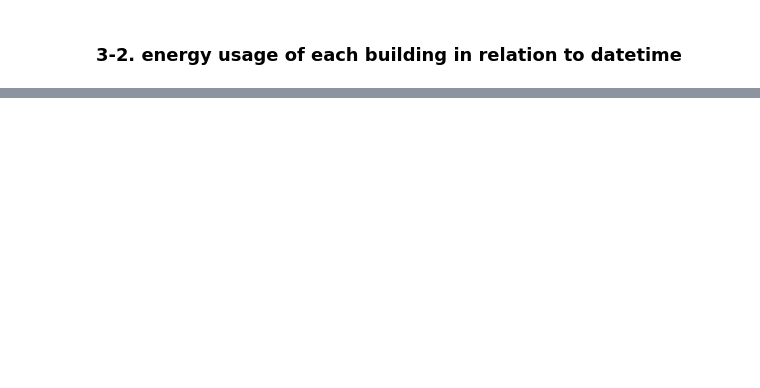
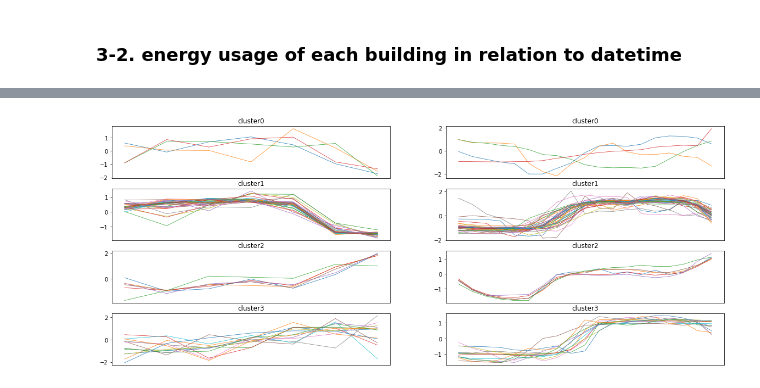
Before and after one commit to yong-again/elec_used, a Jupyter notebook: code/Electric_Used_Predict.ipynb, the cells around one changed output, grey strips where cells are left out. Drawn from its saved outputs; the diff is of its cells as text; code cells hidden in the pictures; blank space fills up the shorter version.

```diff
--- a/code/Electric_Used_Predict.ipynb
+++ b/code/Electric_Used_Predict.ipynb
@@ -252,0 +322,27 @@ for num in eda_df['num'].unique():
+# %%
+kmeans = KMeans(n_clusters=4, random_state = 2)
+km_cluster = kmeans.fit_predict(df.iloc[:,1:])
+# %%
+df_clust = df.copy()
+df_clust['km_cluster'] = km_cluster
+# %%
+# visualizing result of kmeans clustering
+n_c = len(np.unique(df_clust.km_cluster))
+
+fig = plt.figure(figsize = (20,8))
+for c in range(n_c):
+    temp = df_clust[df_clust.km_cluster == c]
+    plt.subplot(n_c,2,2*c+1)
+    for i in range(len(temp)):
+        plt.plot(temp.iloc[i,1:8], linewidth=0.7, )
+        plt.title(f'cluster{c}')
+        plt.xlabel('')
+        plt.xticks([])
+    plt.subplot(n_c,2,2*c+2)
+    for i in range(len(temp)):
+        plt.plot(temp.iloc[i,8:-6], linewidth=0.7)
+        plt.title(f'cluster{c}')
+        plt.xlabel('')
+        plt.xticks([])
+# %% [output]
+[figure, added]
```
Also changed, not shown: parts of 23 cells of this notebook.
